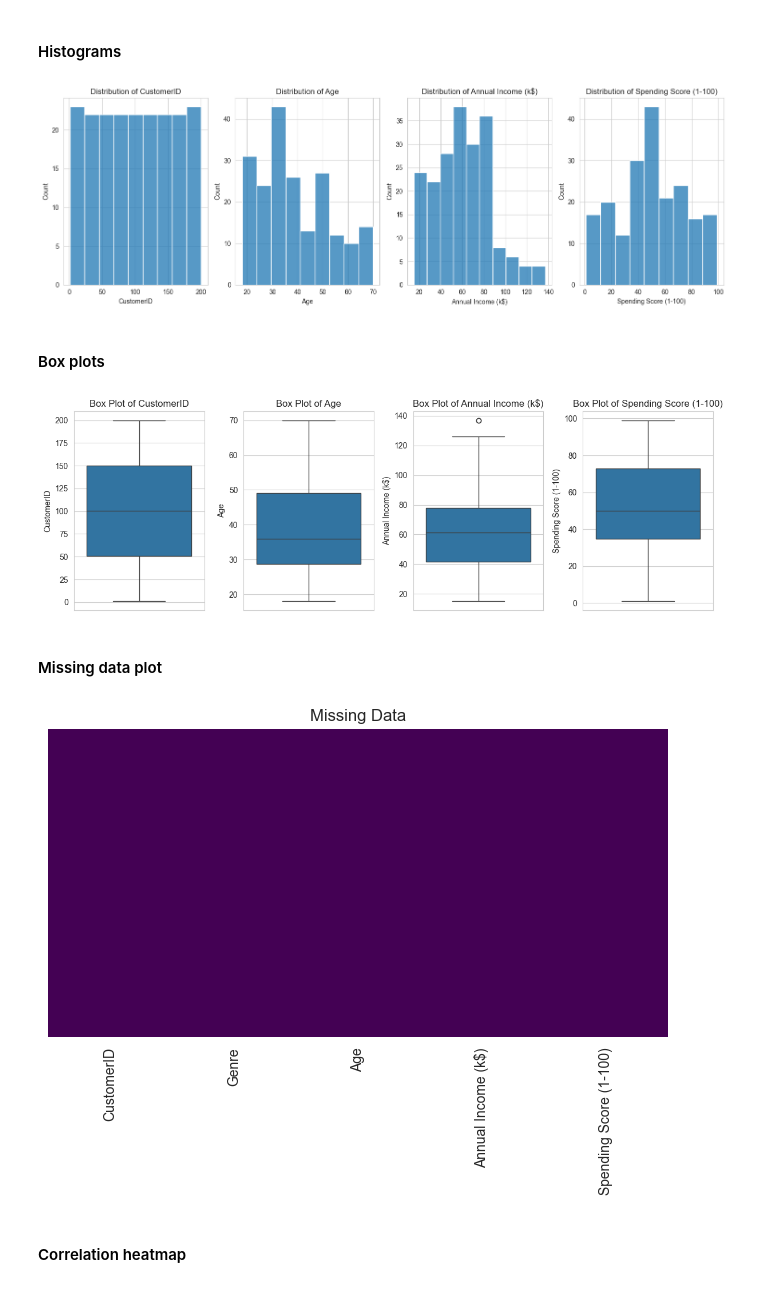
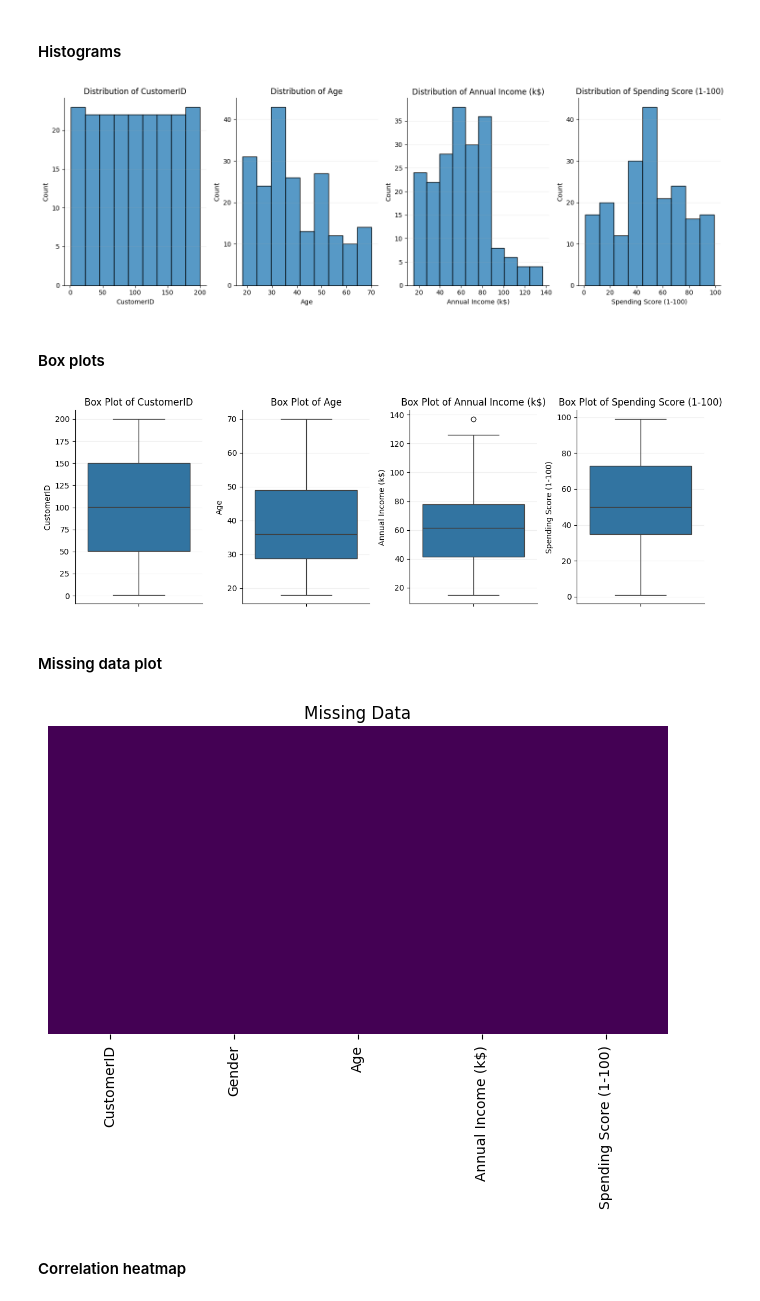
Before and after one commit to course-files/ClusteringandAssociationRuleMining, a Jupyter notebook: 6_kmeans_clustering.ipynb, the cells around one changed output. Saved outputs shown, nothing was run; the diff lists cells and outputs as text; code cells hidden in the pictures.

```diff
--- a/6_kmeans_clustering.ipynb
+++ b/6_kmeans_clustering.ipynb
@@ -107,7 +241,7 @@ if not os.path.exists(dataset_path):
 else:
     print("✅ Dataset already exists locally")
 
-use_cols = ['CustomerID', 'Genre', 'Age', 'Annual Income (k$)', 'Spending Score (1-100)']
+use_cols = ['CustomerID', 'Gender', 'Age', 'Annual Income (k$)', 'Spending Score (1-100)']
 customer_data = pd.read_csv(dataset_path, usecols=use_cols, encoding='utf-8', nrows=200000)
 # %% [output]
 ✅ Dataset already exists locally
@@ -119,6 +253,15 @@ customer_data = pd.read_csv(dataset_path, usecols=use_cols, encoding='utf-8', nr
 - The code also identifies non-numeric columns (e.g., `strings`, `objects`, etc.) by excluding numeric (`int64`, `float64`) and `datetime` data types.
 - This is done using `select_dtypes()` method of the DataFrame, which filters columns based on their data types.
 # %%
+# Ensure 'renew' is treated as categorical
+# customer_data['Gender'] = customer_data['Gender'].astype('category')
+
+customer_data['Gender'] = pd.Categorical(
+    customer_data['Gender'],
+    categories=['Male', 'Female'],
+    ordered=False
+)
+
 numeric_cols = customer_data.select_dtypes(include=['int64', 'float64']).columns
 categorical_cols = customer_data.select_dtypes(exclude=['int64', 'float64', 'datetime64[ns]']).columns
 
@@ -353,23 +510,29 @@ plt.figure(figsize=(15, 5))
 for i, col in enumerate(numeric_cols, 1):
     plt.subplot(1, len(numeric_cols), i)
     sns.histplot(data=customer_data, x=col)
+    sns.despine(right=True, top=True)
+    plt.grid(axis='x', visible=False)
+    plt.grid(axis='y', alpha=0.2)
     plt.title(f'Distribution of {col}')
 plt.tight_layout()
 plt.show()
 # %% [output]
-[figure, old version]
+[figure, new version]
 # %% [markdown]
 #### Box plots
 # %%
 plt.figure(figsize=(12, 4))
 for i, col in enumerate(numeric_cols, 1):
     plt.subplot(1, len(numeric_cols), i)
     sns.boxplot(data=customer_data, y=col)
+    sns.despine(right=True, top=True)
+    plt.grid(axis='x', visible=False)
+    plt.grid(axis='y', alpha=0.2)
     plt.title(f'Box Plot of {col}')
 plt.tight_layout()
 plt.show()
 # %% [output]
-[figure, old version]
+[figure, new version]
 # %% [markdown]
 #### Missing data plot
 # %%
@@ -378,7 +541,7 @@ sns.heatmap(customer_data.isnull(), yticklabels=False, cbar=False, cmap='viridis
 plt.title('Missing Data')
 plt.show()
 # %% [output]
-[figure, old version]
+[figure, new version]
 # %% [markdown]
 #### Correlation heatmap
 # %%
```
Also changed, not shown: parts of 34 cells of this notebook, 7 other files.
